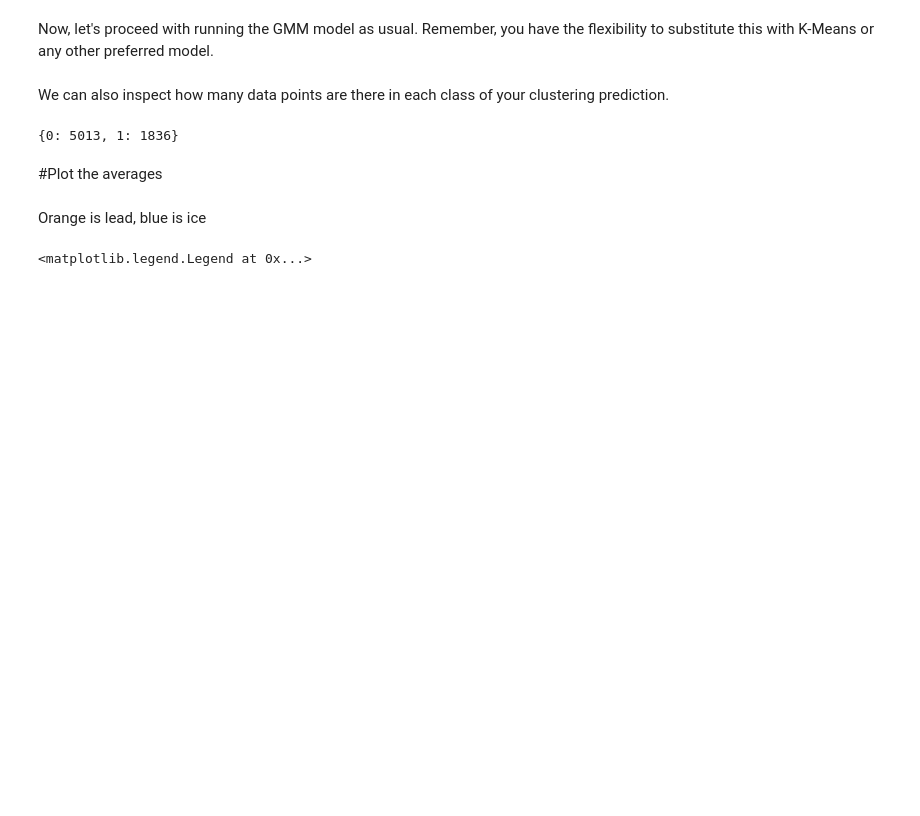
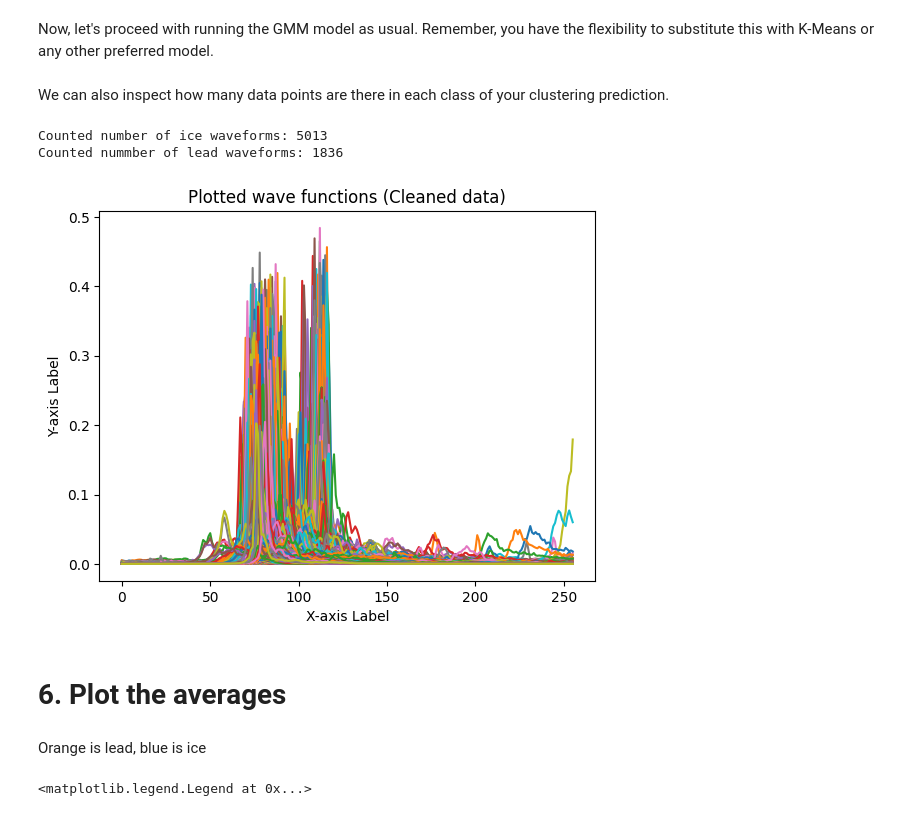
Before and after one commit to MaggieJian/Week4, a Jupyter notebook: Chapter1_Unsupervised_Learning_Methods_20018568.ipynb, the cells around one changed output. Drawn from its saved outputs; the diff is of its cells as text; code cells hidden in the pictures; blank space fills up the shorter version.

```diff
--- a/Chapter1_Unsupervised_Learning_Methods_20018568.ipynb
+++ b/Chapter1_Unsupervised_Learning_Methods_20018568.ipynb
@@ -545,7 +577,9 @@ We can also inspect how many data points are there in each class of your cluster
 unique, counts = np.unique(clusters_gmm, return_counts=True)
 class_counts = dict(zip(unique, counts))
 
-print(class_counts)
+print(f'Counted number of ice waveforms: {class_counts [0]}')
+print(f'Counted nummber of lead waveforms: {class_counts [1]}')
 # %% [output]
-{0: 5013, 1: 1836}
+Counted number of ice waveforms: 5013
+Counted nummber of lead waveforms: 1836
 # %%
@@ -552,6 +587,21 @@ print(class_counts)
 waves_cleaned=waves[~np.isnan(data_normalized).any(axis=1)][(flag_cleaned==1)|(flag_cleaned==2)]
+# %%
+# Clean the waves where waves start at a similar point on the x-axis
+
+min_x_cleaned = min([function.min() for function in waves_cleaned])
+
+# Plot each function after adjusting the x-values
+for i, function in enumerate(waves_cleaned):
+    plt.plot(np.arange(len(function)) - min_x_cleaned, function/np.sum(function))
+
+plt.xlabel('X-axis Label')
+plt.ylabel('Y-axis Label')
+plt.title('Plotted wave functions (Cleaned data)')
+plt.show()
+# %% [output]
+[figure, added]
 # %% [markdown]
-#Plot the averages
+# 6. Plot the averages
 # %% [markdown]
 Orange is lead, blue is ice
 # %%
```
Also changed, not shown: parts of 29 cells of this notebook.
